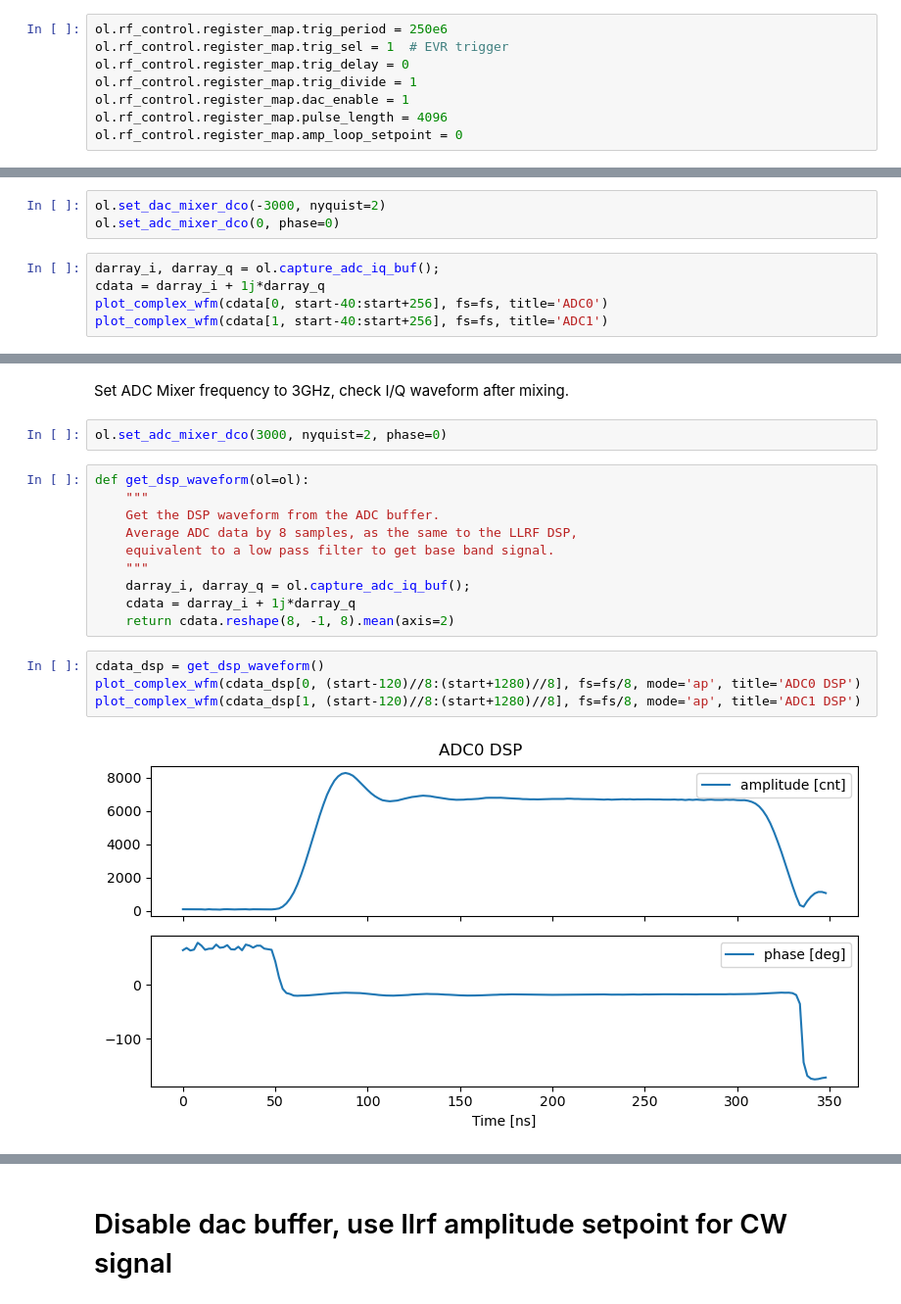
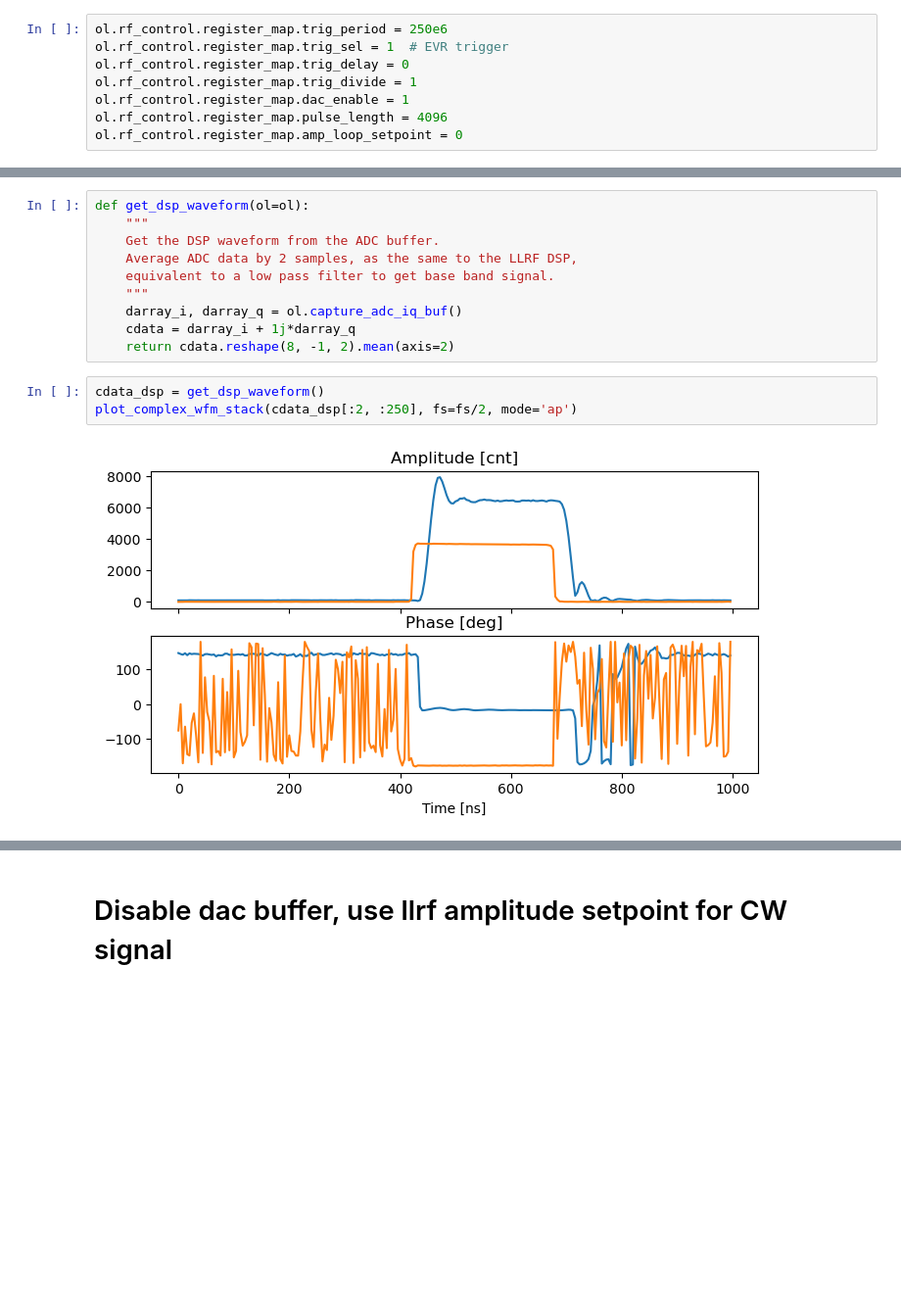
Before and after one commit to BerkeleyLab/LBNL-DSLLRF, a Jupyter notebook: doc/als_llrf_mts_lbl208.ipynb, the cells around one changed output, grey strips where cells are left out. Shown at 98% size. Drawn from its saved outputs; the diff is of its cells as text; blank space fills up the shorter version.

```diff
--- a/doc/als_llrf_mts_lbl208.ipynb
+++ b/doc/als_llrf_mts_lbl208.ipynb
@@ -106,10 +99,2 @@ n_samples = int(pulse_length_ns / 2 / 1e9 * fs)  # interpolated by 2
 dac_i[n_samples:] = 0
 ol.write_dac_iq_buf(dac_i, dac_q)
-# %%
-ol.set_dac_mixer_dco(-3000, nyquist=2)
-ol.set_adc_mixer_dco(0, phase=0)
-# %%
-darray_i, darray_q = ol.capture_adc_iq_buf();
-cdata = darray_i + 1j*darray_q
-plot_complex_wfm(cdata[0, start-40:start+256], fs=fs, title='ADC0')
-plot_complex_wfm(cdata[1, start-40:start+256], fs=fs, title='ADC1')
@@ -119,20 +101,15 @@ plot_complex_wfm(cdata[1, start-40:start+256], fs=fs, title='ADC1')
-# %% [markdown]
-Set ADC Mixer frequency to 3GHz, check I/Q waveform after mixing.
-# %%
-ol.set_adc_mixer_dco(3000, nyquist=2, phase=0)
 # %%
 def get_dsp_waveform(ol=ol):
     """
     Get the DSP waveform from the ADC buffer.
-    Average ADC data by 8 samples, as the same to the LLRF DSP,
+    Average ADC data by 2 samples, as the same to the LLRF DSP,
     equivalent to a low pass filter to get base band signal.
     """
-    darray_i, darray_q = ol.capture_adc_iq_buf();
+    darray_i, darray_q = ol.capture_adc_iq_buf()
     cdata = darray_i + 1j*darray_q
-    return cdata.reshape(8, -1, 8).mean(axis=2)
+    return cdata.reshape(8, -1, 2).mean(axis=2)
 # %%
 cdata_dsp = get_dsp_waveform()
-plot_complex_wfm(cdata_dsp[0, (start-120)//8:(start+1280)//8], fs=fs/8, mode='ap', title='ADC0 DSP')
-plot_complex_wfm(cdata_dsp[1, (start-120)//8:(start+1280)//8], fs=fs/8, mode='ap', title='ADC1 DSP')
+plot_complex_wfm_stack(cdata_dsp[:2, :250], fs=fs/2, mode='ap')
 # %% [output]
-[figure, old version]
+[figure, new version]
```
Also changed, not shown: parts of 16 cells of this notebook, 43 other files.
